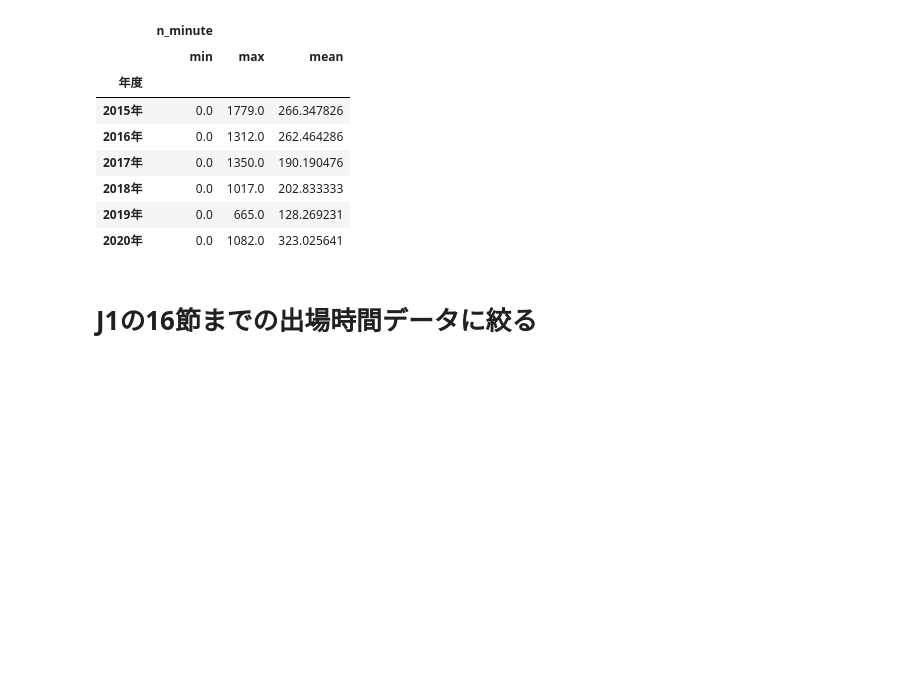
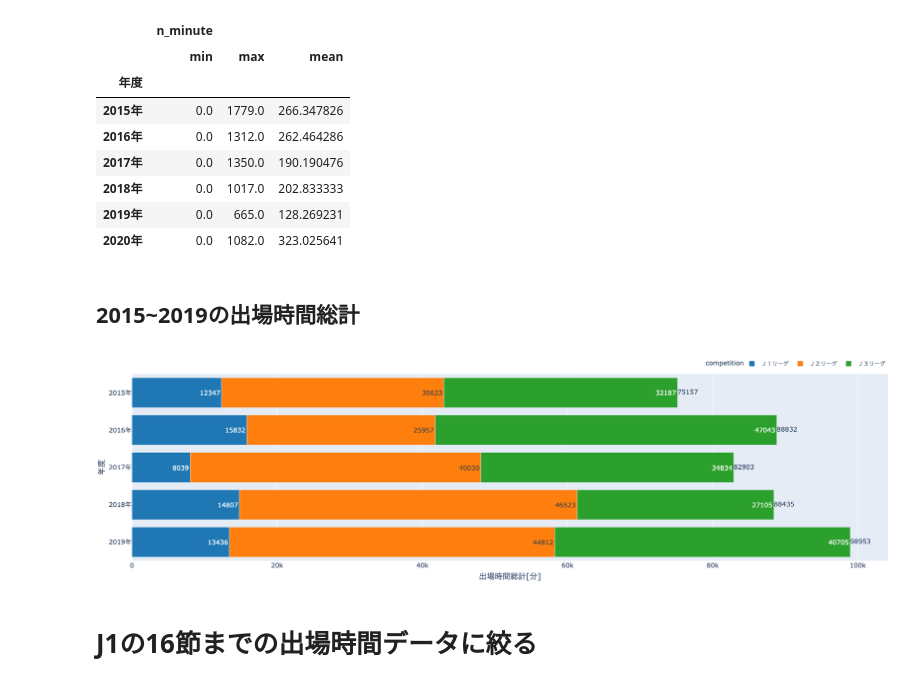
Before and after one commit to saeeeeru/ScrapingFromJLeagueData, a Jupyter notebook: notebooks/4-analyzeShinsotsuParticipateData.ipynb, the cells around one changed output. Drawn from its saved outputs; the diff is of its cells as text; code cells hidden in the pictures; blank space fills up the shorter version.

```diff
--- a/notebooks/4-analyzeShinsotsuParticipateData.ipynb
+++ b/notebooks/4-analyzeShinsotsuParticipateData.ipynb
@@ -226,5 +242,62 @@ agg_df_player.groupby('年度').agg(dict(n_minute=['min', 'max', 'mean']))
 | 2018年 | 0.0 | 1017.0 | 202.833333 |
 | 2019年 | 0.0 | 665.0 | 128.269231 |
 | 2020年 | 0.0 | 1082.0 | 323.025641 |
+# %% [markdown]
+## 2015~2019の出場時間総計
+# %%
+"""
+\agg_df = pd.merge(
+    df_j1[(df_j1['年度']!='2020年')].groupby('年度', as_index=False).n_minute.sum(),
+    mst_df[(mst_df.competition=='Ｊ１リーグ')&(mst_df['年度']!='2020年')].groupby('年度', as_index=False).size(),
+    on='年度'
+)
+"""
+
+agg_df = pd.merge(
+    df[(df['年度']!='2020年')].groupby(['年度', 'competition'], as_index=False).n_minute.sum(),
+    mst_df[(mst_df['年度']!='2020年')].groupby(['年度', 'competition'], as_index=False).size(),
+    on=['年度', 'competition']
+)
+# %%
+pivoted_df = pd.pivot_table(agg_df, index='年度', columns='competition', values='n_minute').sum(axis=1).reset_index()
+pivoted_df.columns = ['年度', 'n_minute']
+# %%
+fig = px.bar(
+        agg_df.sort_values('年度', ascending=False),
+        y='年度', x='n_minute', text='n_minute', color='competition',
+        color_discrete_sequence=px.colors.qualitative.D3,
+        height=500, width=1000, orientation='h'
+    )
+
+fig.update_xaxes(title_text='出場時間総計[分]')
+
+fig.add_trace(go.Scatter(
+    x=pivoted_df.sort_values('年度', ascending=False)['n_minute'],
+    y=pivoted_df.sort_values('年度', ascending=False)['年度'],
+    mode="text",
+    text=pivoted_df.sort_values('年度', ascending=False)['n_minute'],
+    textposition="middle right",
+    showlegend=False
+))
+
+fig.update_layout(
+        margin=dict(t=50, r=0, b=0, l=0),
+        legend=dict(
+            title=dict(font=dict(size=14)),
+            font=dict(size=12),
+            orientation="h",
+            yanchor="bottom",
+            y=1.02,
+            xanchor="right",
+            x=1
+        ),
+        font=dict(size=14),
+)
+
+fig.write_image(os.path.join(repo_dir, '出場時間総計.png'))
+
+fig
+# %% [output]
+[figure, added]
 # %% [markdown]
 # J1の16節までの出場時間データに絞る
```
Also changed, not shown: parts of 6 cells of this notebook, 12 other files.
